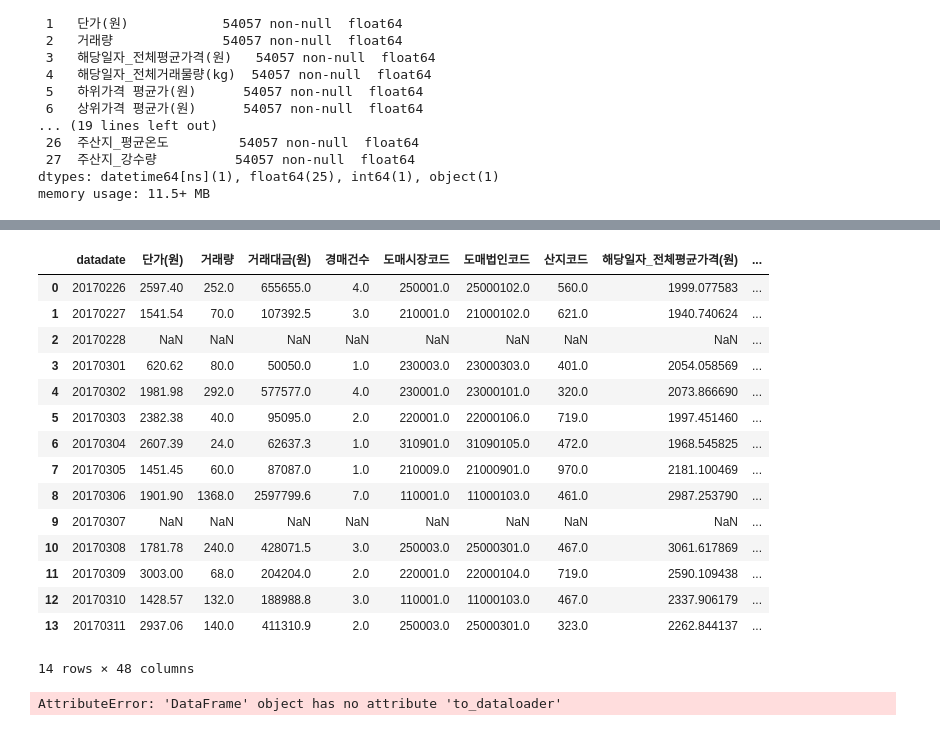
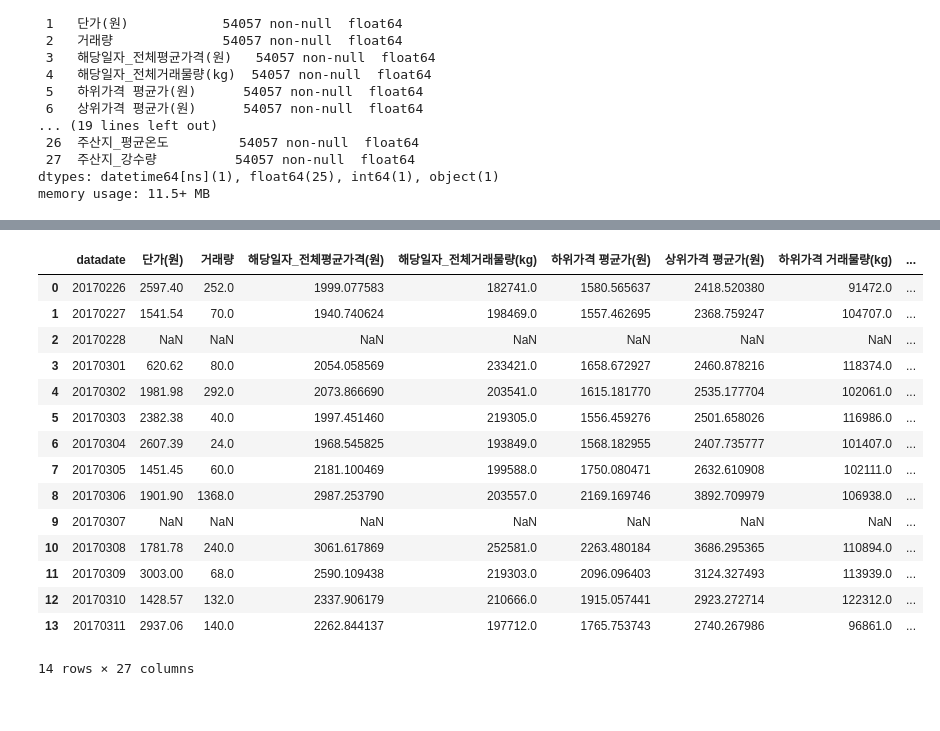
Before and after one commit to hjongc/competitions, a Jupyter notebook: nongnet/pf_tft_try.ipynb, the cells around one changed output, grey strips where cells are left out. Cells and saved outputs as stored; diff of their text form; code cells hidden in the pictures.

```diff
--- a/nongnet/pf_tft_try.ipynb
+++ b/nongnet/pf_tft_try.ipynb
@@ -337,30 +331,26 @@ tensor(71.2812)
 # %%
 test_list = glob('./aT_data/data/test/set_1/*.csv')
 df_test = pd.read_csv(test_list[0])
-# df_test['group_id'] = 0
 
+df_test = feature_engineer(df_test)
 df_test
 # %% [output]
-|  | datadate | 단가(원) | 거래량 | 거래대금(원) | 경매건수 | 도매시장코드 | 도매법인코드 | 산지코드 | 해당일자_전체평균가격(원) | ... |
-| 0 | 20170226 | 2597.40 | 252.0 | 655655.0 | 4.0 | 250001.0 | 25000102.0 | 560.0 | 1999.077583 | ... |
-| 1 | 20170227 | 1541.54 | 70.0 | 107392.5 | 3.0 | 210001.0 | 21000102.0 | 621.0 | 1940.740624 | ... |
-| 2 | 20170228 | NaN | NaN | NaN | NaN | NaN | NaN | NaN | NaN | ... |
-| 3 | 20170301 | 620.62 | 80.0 | 50050.0 | 1.0 | 230003.0 | 23000303.0 | 401.0 | 2054.058569 | ... |
-| 4 | 20170302 | 1981.98 | 292.0 | 577577.0 | 4.0 | 230001.0 | 23000101.0 | 320.0 | 2073.866690 | ... |
-| 5 | 20170303 | 2382.38 | 40.0 | 95095.0 | 2.0 | 220001.0 | 22000106.0 | 719.0 | 1997.451460 | ... |
-| 6 | 20170304 | 2607.39 | 24.0 | 62637.3 | 1.0 | 310901.0 | 31090105.0 | 472.0 | 1968.545825 | ... |
-| 7 | 20170305 | 1451.45 | 60.0 | 87087.0 | 1.0 | 210009.0 | 21000901.0 | 970.0 | 2181.100469 | ... |
-| 8 | 20170306 | 1901.90 | 1368.0 | 2597799.6 | 7.0 | 110001.0 | 11000103.0 | 461.0 | 2987.253790 | ... |
-| 9 | 20170307 | NaN | NaN | NaN | NaN | NaN | NaN | NaN | NaN | ... |
-| 10 | 20170308 | 1781.78 | 240.0 | 428071.5 | 3.0 | 250003.0 | 25000301.0 | 467.0 | 3061.617869 | ... |
-| 11 | 20170309 | 3003.00 | 68.0 | 204204.0 | 2.0 | 220001.0 | 22000104.0 | 719.0 | 2590.109438 | ... |
-| 12 | 20170310 | 1428.57 | 132.0 | 188988.8 | 3.0 | 110001.0 | 11000103.0 | 467.0 | 2337.906179 | ... |
-| 13 | 20170311 | 2937.06 | 140.0 | 411310.9 | 2.0 | 250003.0 | 25000301.0 | 323.0 | 2262.844137 | ... |
+|  | datadate | 단가(원) | 거래량 | 해당일자_전체평균가격(원) | 해당일자_전체거래물량(kg) | 하위가격 평균가(원) | 상위가격 평균가(원) | 하위가격 거래물량(kg) | ... |
+| 0 | 20170226 | 2597.40 | 252.0 | 1999.077583 | 182741.0 | 1580.565637 | 2418.520380 | 91472.0 | ... |
+| 1 | 20170227 | 1541.54 | 70.0 | 1940.740624 | 198469.0 | 1557.462695 | 2368.759247 | 104707.0 | ... |
+| 2 | 20170228 | NaN | NaN | NaN | NaN | NaN | NaN | NaN | ... |
+| 3 | 20170301 | 620.62 | 80.0 | 2054.058569 | 233421.0 | 1658.672927 | 2460.878216 | 118374.0 | ... |
+| 4 | 20170302 | 1981.98 | 292.0 | 2073.866690 | 203541.0 | 1615.181770 | 2535.177704 | 102061.0 | ... |
+| 5 | 20170303 | 2382.38 | 40.0 | 1997.451460 | 219305.0 | 1556.459276 | 2501.658026 | 116986.0 | ... |
+| 6 | 20170304 | 2607.39 | 24.0 | 1968.545825 | 193849.0 | 1568.182955 | 2407.735777 | 101407.0 | ... |
+| 7 | 20170305 | 1451.45 | 60.0 | 2181.100469 | 199588.0 | 1750.080471 | 2632.610908 | 102111.0 | ... |
+| 8 | 20170306 | 1901.90 | 1368.0 | 2987.253790 | 203557.0 | 2169.169746 | 3892.709979 | 106938.0 | ... |
+| 9 | 20170307 | NaN | NaN | NaN | NaN | NaN | NaN | NaN | ... |
+| 10 | 20170308 | 1781.78 | 240.0 | 3061.617869 | 252581.0 | 2263.480184 | 3686.295365 | 110894.0 | ... |
+| 11 | 20170309 | 3003.00 | 68.0 | 2590.109438 | 219303.0 | 2096.096403 | 3124.327493 | 113939.0 | ... |
+| 12 | 20170310 | 1428.57 | 132.0 | 2337.906179 | 210666.0 | 1915.057441 | 2923.272714 | 122312.0 | ... |
+| 13 | 20170311 | 2937.06 | 140.0 | 2262.844137 | 197712.0 | 1765.753743 | 2740.267986 | 96861.0 | ... |
-14 rows × 48 columns
+14 rows × 27 columns
-# %%
-test_dataloader = df_test.to_dataloader(train=False, batch_size=batch_size * 10, num_workers=0)
-# %% [output]
-AttributeError: 'DataFrame' object has no attribute 'to_dataloader'
 # %%
 best_tft.predict(df_test)
 # %% [output]
```
Also changed, not shown: parts of 13 cells of this notebook, 24 other files.
